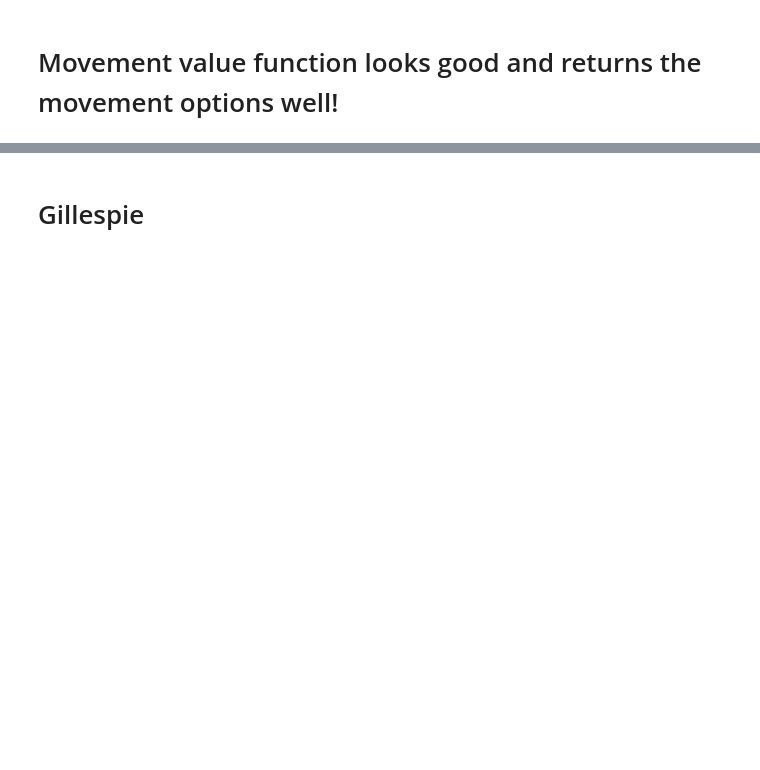
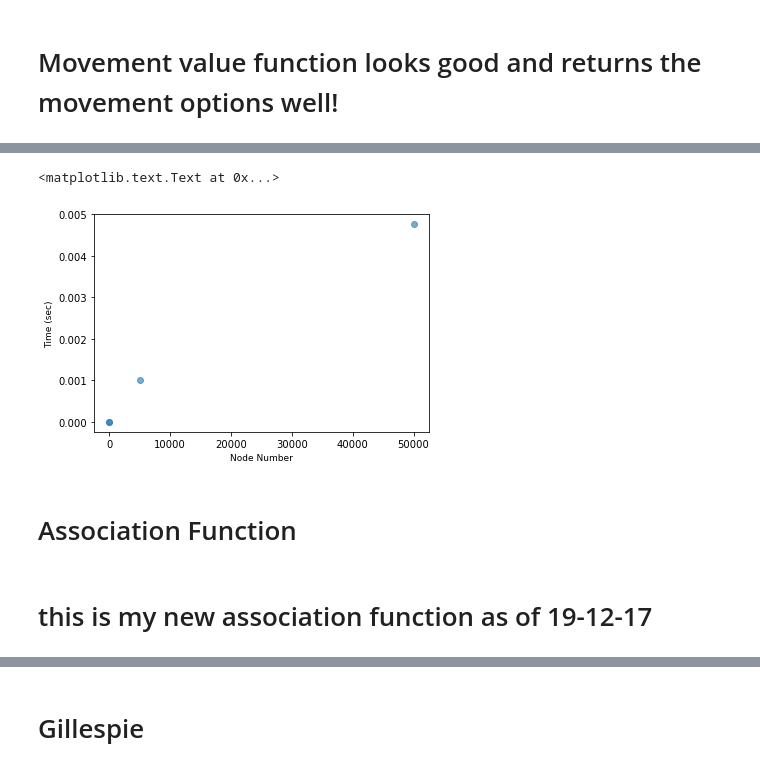
Before and after one commit to apadr007/Stochastic-RNA-granule-simulation, a Jupyter notebook: working on gillespie 01-12-17.ipynb, the cells around one changed output, grey strips where cells are left out. Drawn from its saved outputs; the diff is of its cells as text; code cells hidden in the pictures; blank space fills up the shorter version.

```diff
--- a/working on gillespie 01-12-17.ipynb
+++ b/working on gillespie 01-12-17.ipynb
@@ -122,0 +488,16 @@ movement_finder(position_selected, illegal_moves, layout_old, spaceMin, spaceMax
+# %%
+import matplotlib.pyplot as plt
+%matplotlib inline
+
+
+x = numpy.array([0, 0,0.001,0.00476])
+y = numpy.array([5, 50, 5000,50000])
+
+plt.plot(y,x, "o", alpha=0.6)
+plt.xlabel('Node Number',  fontsize=9)
+plt.ylabel('Time (sec)',  fontsize=9)
+# %% [output]
+<matplotlib.text.Text at 0x...>
+[figure, added]
+# %% [markdown]
+# Association Function
@@ -122,0 +537,2 @@ movement_finder(position_selected, illegal_moves, layout_old, spaceMin, spaceMax
+# %% [markdown]
+# this is my new association function as of 19-12-17
```
Also changed, not shown: parts of 56 cells of this notebook, 13 other files.
